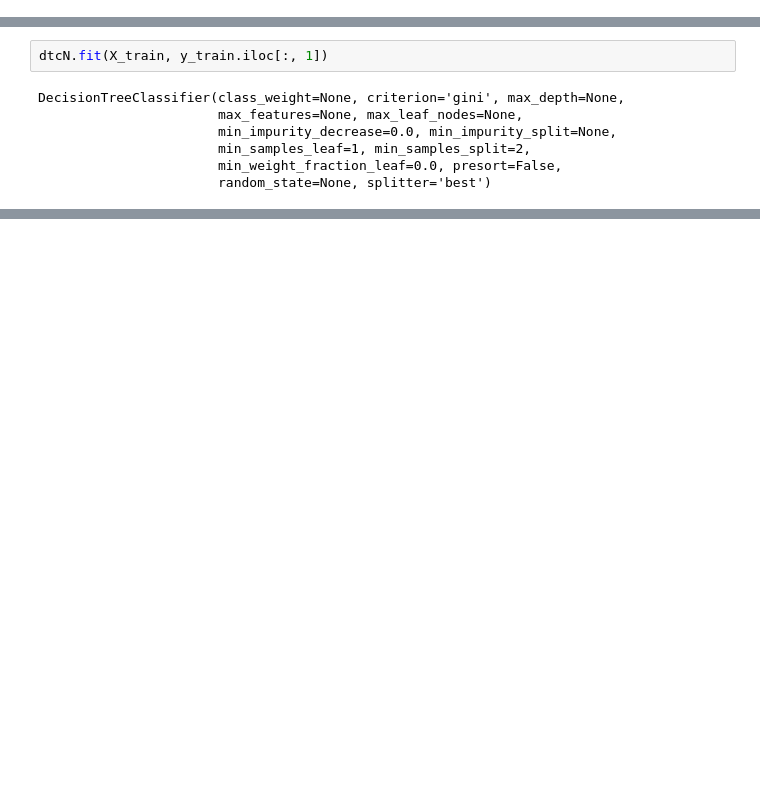
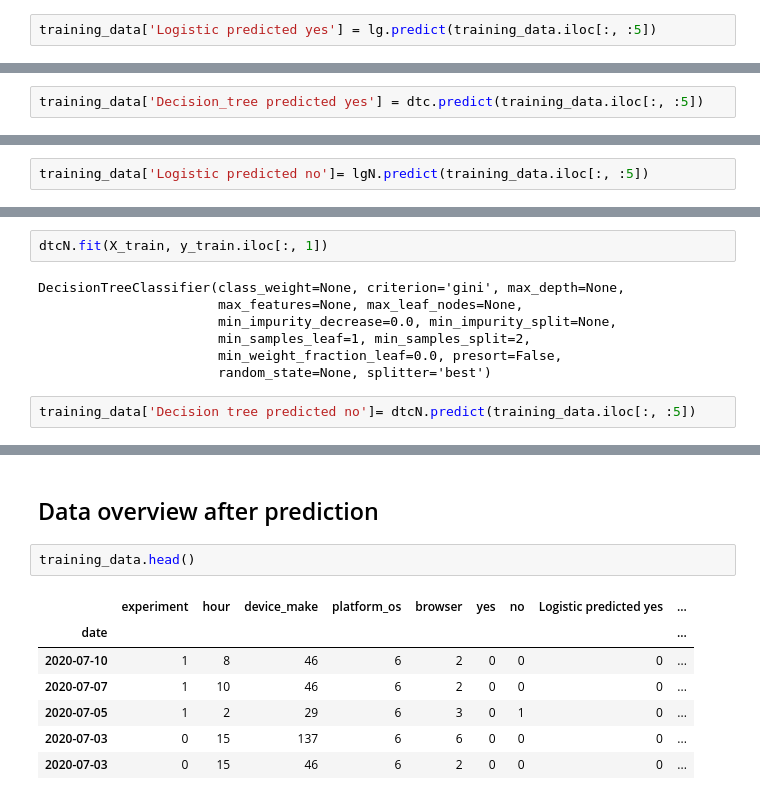
Before and after one commit to comsavvy/A-B-Hypothesis-testing, a Jupyter notebook: w4.ipynb, the cells around one changed output, grey strips where cells are left out. Drawn from its saved outputs; the diff is of its cells as text; blank space fills up the shorter version.

```diff
--- a/w4.ipynb
+++ b/w4.ipynb
@@ -212,2 +224,4 @@ LogisticRegression(C=1.0, class_weight=None, dual=False, fit_intercept=True,
+# %%
+training_data['Logistic predicted yes'] = lg.predict(training_data.iloc[:, :5])
 # %%
 yes_pred= lg.predict(X_test)
@@ -227,2 +234,4 @@ DecisionTreeClassifier(class_weight=None, criterion='gini', max_depth=None,
+# %%
+training_data['Decision_tree predicted yes'] = dtc.predict(training_data.iloc[:, :5])
 # %%
 yes_predD= dtc.predict(X_test)
@@ -241,3 +256,5 @@ LogisticRegression(C=1.0, class_weight=None, dual=False, fit_intercept=True,
                    multi_class='warn', n_jobs=None, penalty='l2',
                    random_state=None, solver='lbfgs', tol=0.0001, verbose=0,
                    warm_start=False)
+# %%
+training_data['Logistic predicted no']= lgN.predict(training_data.iloc[:, :5])
@@ -254,3 +275,5 @@ DecisionTreeClassifier(class_weight=None, criterion='gini', max_depth=None,
                        min_samples_leaf=1, min_samples_split=2,
                        min_weight_fraction_leaf=0.0, presort=False,
                        random_state=None, splitter='best')
+# %%
+training_data['Decision tree predicted no']= dtcN.predict(training_data.iloc[:, :5])
@@ -260,0 +286,12 @@ dtcN.score(X_test, y_test.iloc[:, 1])
+# %% [markdown]
+## Data overview after prediction
+# %%
+training_data.head()
+# %% [output]
+|  | experiment | hour | device_make | platform_os | browser | yes | no | Logistic predicted yes | ... |
+| date |  |  |  |  |  |  |  |  | ... |
+| 2020-07-10 | 1 | 8 | 46 | 6 | 2 | 0 | 0 | 0 | ... |
+| 2020-07-07 | 1 | 10 | 46 | 6 | 2 | 0 | 0 | 0 | ... |
+| 2020-07-05 | 1 | 2 | 29 | 6 | 3 | 0 | 1 | 0 | ... |
+| 2020-07-03 | 0 | 15 | 137 | 6 | 6 | 0 | 0 | 0 | ... |
+| 2020-07-03 | 0 | 15 | 46 | 6 | 2 | 0 | 0 | 0 | ... |
```
Also changed, not shown: parts of 16 cells of this notebook.
